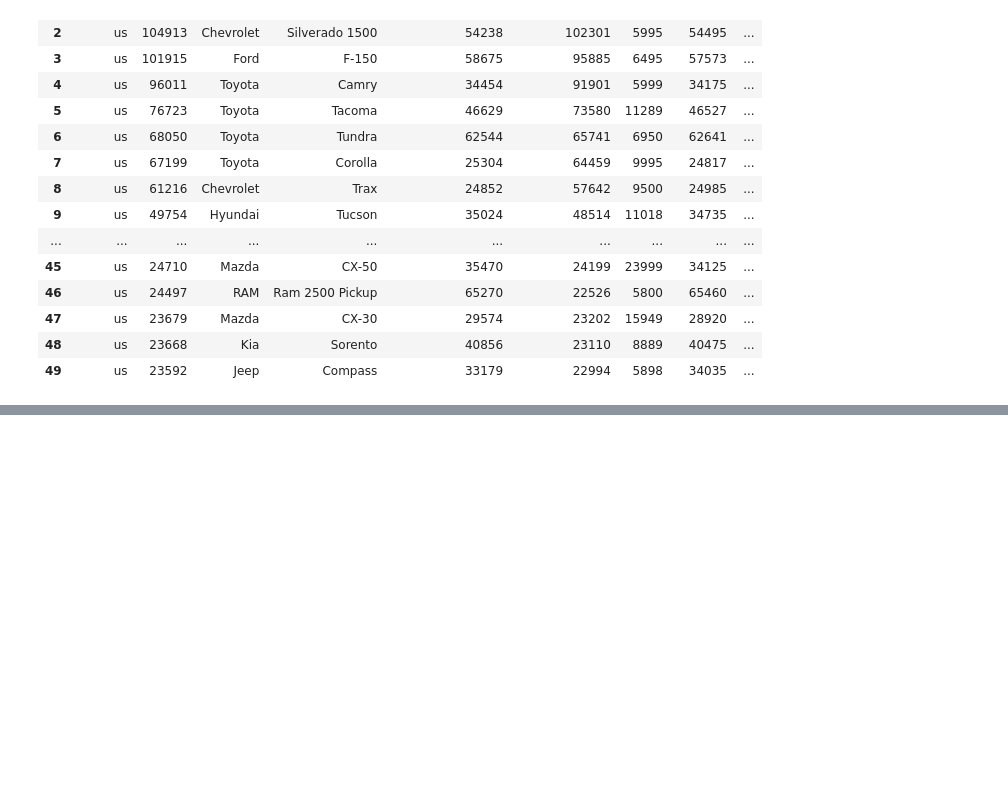
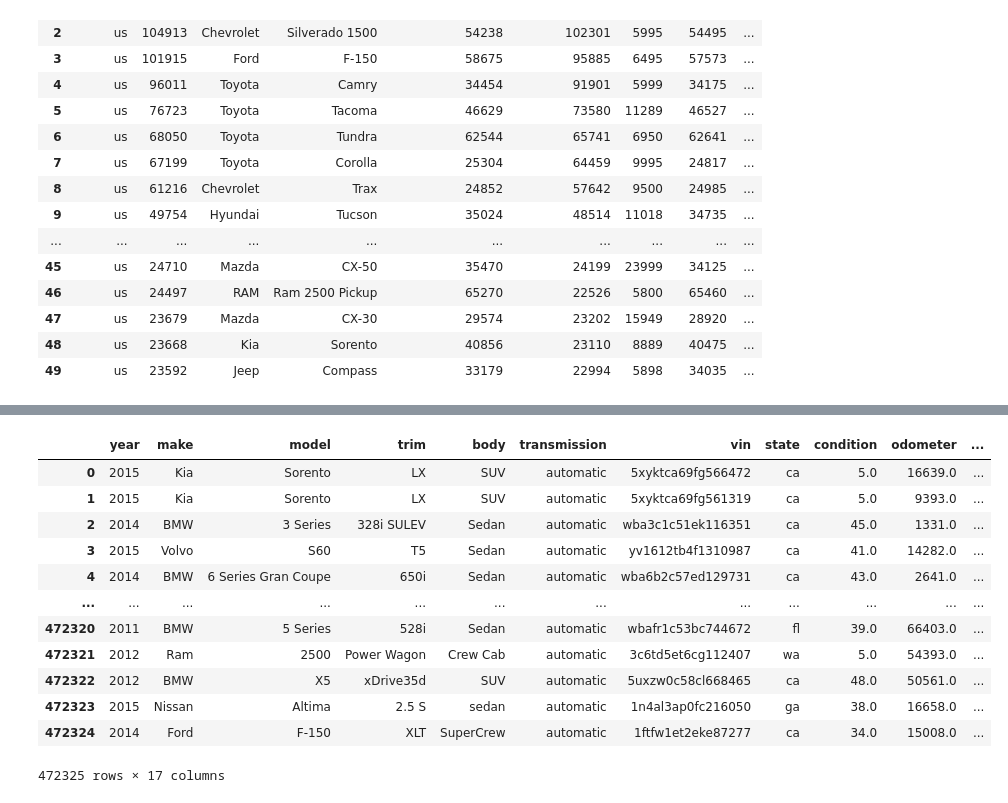
Before and after one commit to marsh52/project1, a Jupyter notebook: APICheck.ipynb, the cells around one changed output, grey strips where cells are left out. Saved outputs shown, nothing was run; the diff lists cells and outputs as text; code cells hidden in the pictures; blank space fills up the shorter version.

```diff
--- a/APICheck.ipynb
+++ b/APICheck.ipynb
@@ -84,0 +137,17 @@ df_expanded
+# %%
+cars_clean_df = pd.read_csv('Resources/car_sales_clean.csv')
+cars_clean_df
+# %% [output]
+|  | year | make | model | trim | body | transmission | vin | state | condition | odometer | ... |
+| 0 | 2015 | Kia | Sorento | LX | SUV | automatic | 5xyktca69fg566472 | ca | 5.0 | 16639.0 | ... |
+| 1 | 2015 | Kia | Sorento | LX | SUV | automatic | 5xyktca69fg561319 | ca | 5.0 | 9393.0 | ... |
+| 2 | 2014 | BMW | 3 Series | 328i SULEV | Sedan | automatic | wba3c1c51ek116351 | ca | 45.0 | 1331.0 | ... |
+| 3 | 2015 | Volvo | S60 | T5 | Sedan | automatic | yv1612tb4f1310987 | ca | 41.0 | 14282.0 | ... |
+| 4 | 2014 | BMW | 6 Series Gran Coupe | 650i | Sedan | automatic | wba6b2c57ed129731 | ca | 43.0 | 2641.0 | ... |
+| ... | ... | ... | ... | ... | ... | ... | ... | ... | ... | ... | ... |
+| 472320 | 2011 | BMW | 5 Series | 528i | Sedan | automatic | wbafr1c53bc744672 | fl | 39.0 | 66403.0 | ... |
+| 472321 | 2012 | Ram | 2500 | Power Wagon | Crew Cab | automatic | 3c6td5et6cg112407 | wa | 5.0 | 54393.0 | ... |
+| 472322 | 2012 | BMW | X5 | xDrive35d | SUV | automatic | 5uxzw0c58cl668465 | ca | 48.0 | 50561.0 | ... |
+| 472323 | 2015 | Nissan | Altima | 2.5 S | sedan | automatic | 1n4al3ap0fc216050 | ga | 38.0 | 16658.0 | ... |
+| 472324 | 2014 | Ford | F-150 | XLT | SuperCrew | automatic | 1ftfw1et2eke87277 | ca | 34.0 | 15008.0 | ... |
+472325 rows × 17 columns
```
Also changed, not shown: parts of 17 cells of this notebook, 7 other files.
